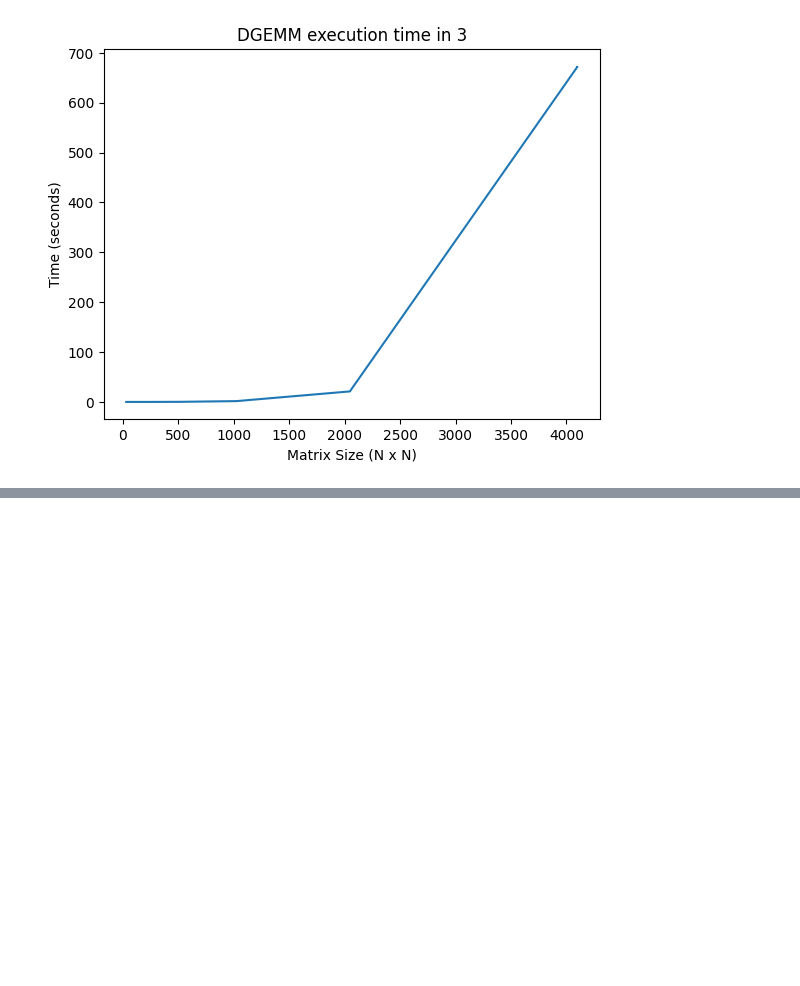
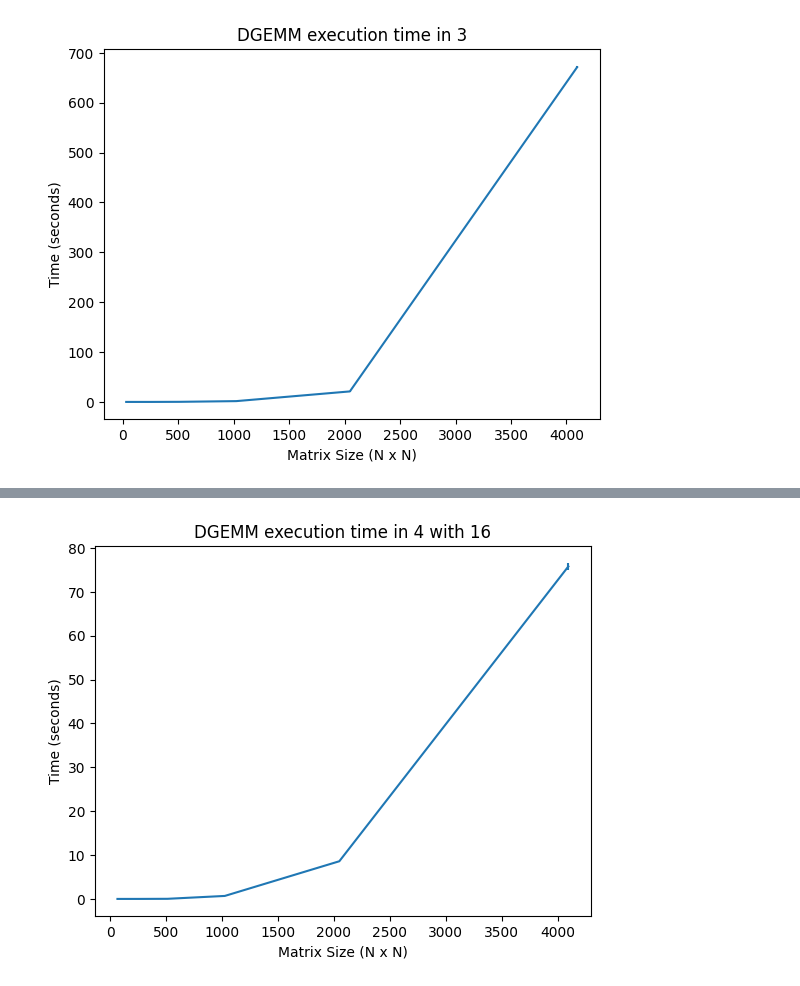
Before and after one commit to lucas-inocencio/computer-architecture, a Jupyter notebook: src/dgemm_analysis.ipynb, the cells around one changed output, grey strips where cells are left out. Cells and saved outputs as stored; diff of their text form; code cells hidden in the pictures; blank space fills up the shorter version.

```diff
--- a/src/dgemm_analysis.ipynb
+++ b/src/dgemm_analysis.ipynb
@@ -95,0 +136,4 @@ plot_df('3')
+# %%
+plot_df2(4, 16)
+# %% [output]
+[figure, added]
```
Also changed, not shown: parts of 24 cells of this notebook, 2 other files.
